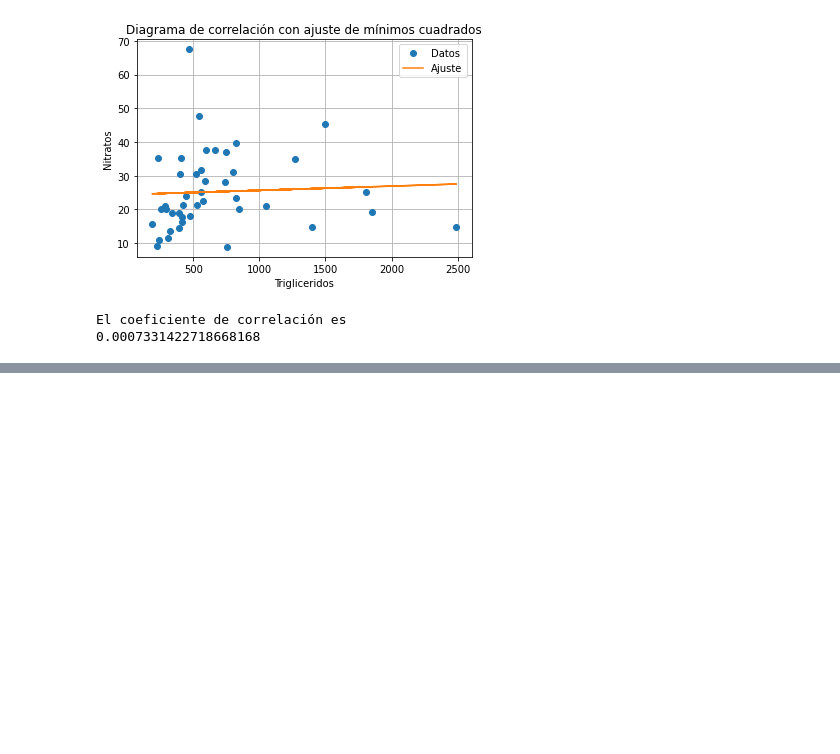
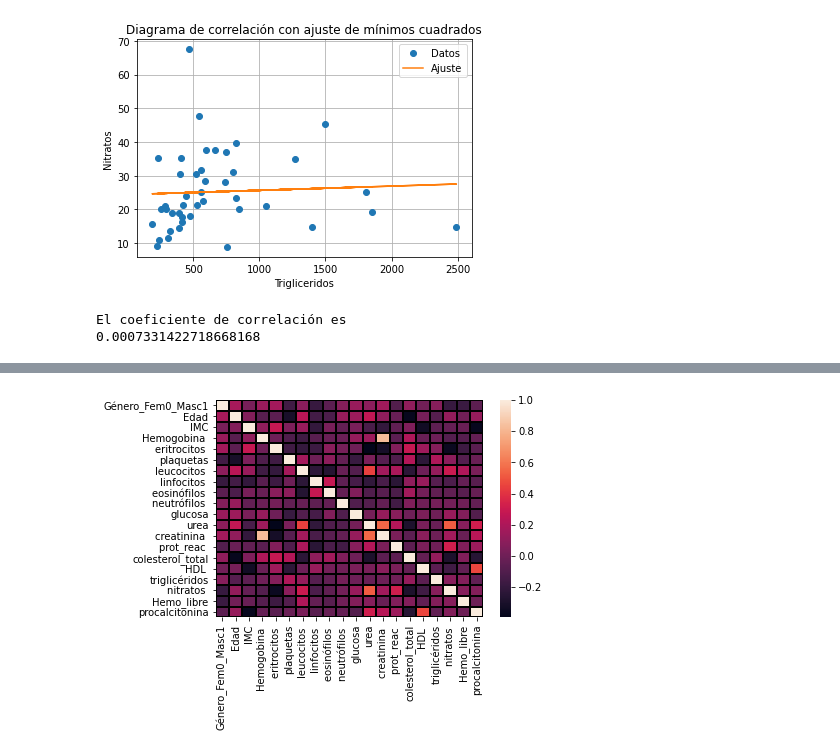
Before and after one commit to Erandi0011/Correlations, a Jupyter notebook: Correlation1st.ipynb, the cells around one changed output, grey strips where cells are left out. Cells and saved outputs as stored; diff of their text form; code cells hidden in the pictures; blank space fills up the shorter version.

```diff
--- a/Correlation1st.ipynb
+++ b/Correlation1st.ipynb
@@ -526,3 +526,5 @@ print(R9)
 # %% [output]
 El coeficiente de correlación es
 0.0007331422718668168
+# %%
+df2=datos1.parse('Hoja2')
@@ -528,0 +573,4 @@ El coeficiente de correlación es
+# %%
+sns.heatmap(df2.corr(),linewidth=1,linecolor='black');
+# %% [output]
+[figure, added]
```
Also changed, not shown: parts of 5 cells of this notebook.
